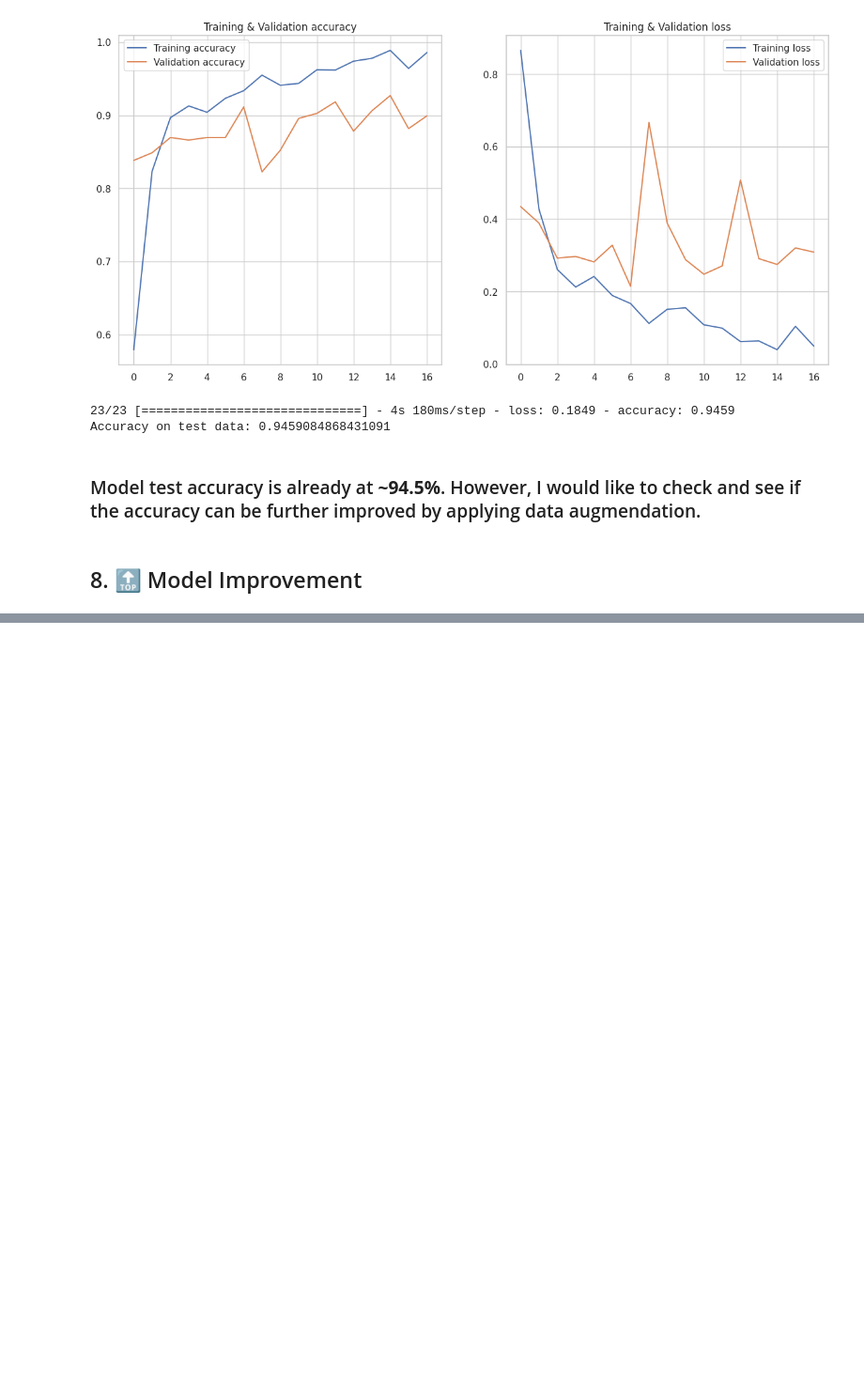
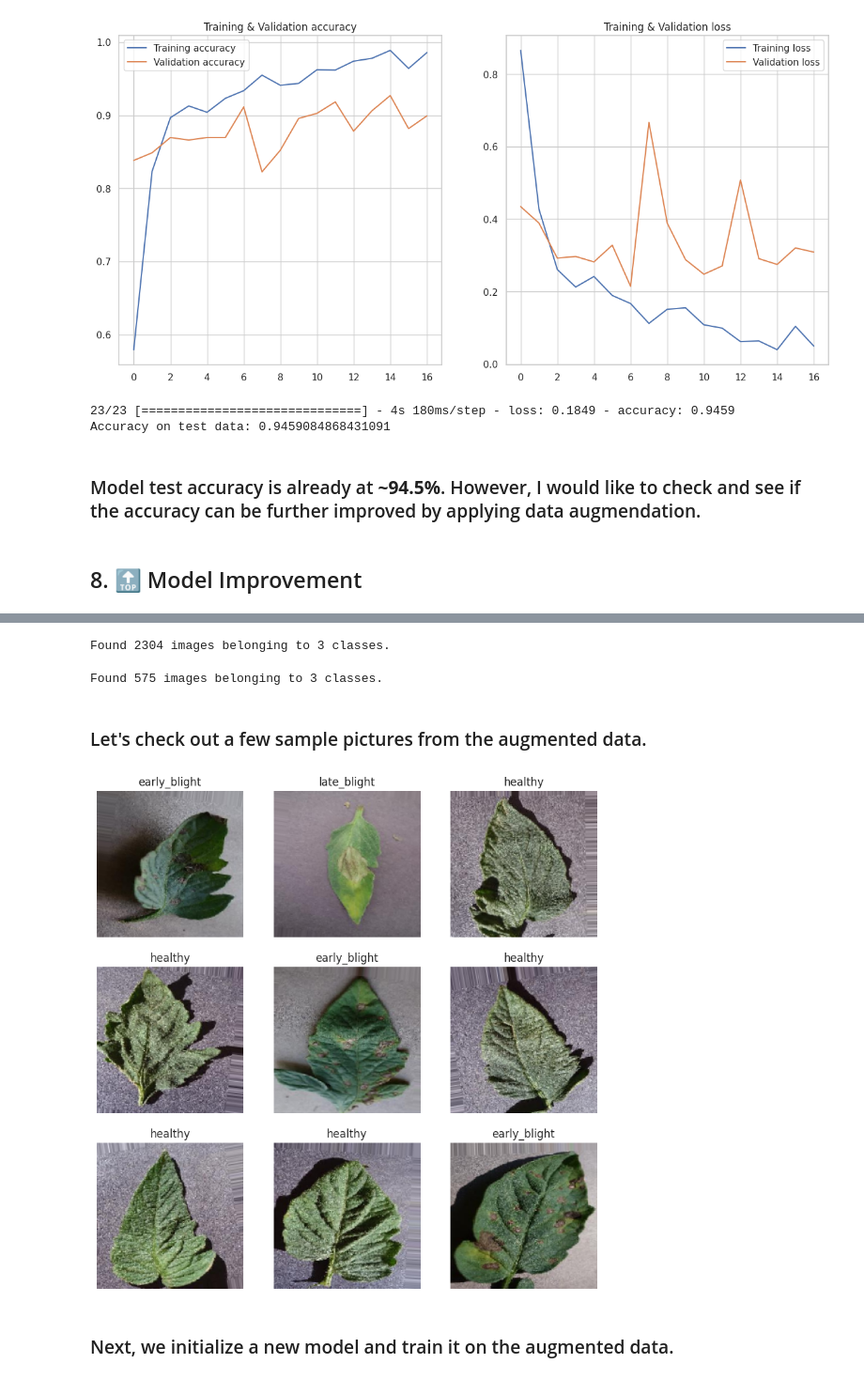
Before and after one commit to Kaaykun/TomatoLeafDisease, a Jupyter notebook: notebooks/TomatoLeafDisease.ipynb, the cells around one changed output, grey strips where cells are left out. Shown at 94% size. Cells and saved outputs as stored; diff of their text form; code cells hidden in the pictures; blank space fills up the shorter version.

Commit message:
Completed model improvements

```diff
--- a/notebooks/TomatoLeafDisease.ipynb
+++ b/notebooks/TomatoLeafDisease.ipynb
@@ -523,0 +541,48 @@ Accuracy on test data: 0.9459084868431091
+# %%
+aug_data = ImageDataGenerator(
+    rotation_range = 10,
+    width_shift_range = 0.1,
+    height_shift_range = 0.1,
+    horizontal_flip = True,
+    validation_split = 0.2
+)
+# %%
+aug_train_data = aug_data.flow_from_directory(
+    directory = TRAIN_PATH,
+    target_size = (IMG_HEIGHT, IMG_WIDTH),
+    color_mode = 'rgb',
+    class_mode = 'sparse',
+    batch_size = BATCH_SIZE,
+    shuffle = True,
+    subset = 'training'
+)
+# %% [output]
+Found 2304 images belonging to 3 classes.
+# %%
+aug_val_data = aug_data.flow_from_directory(
+    directory = TRAIN_PATH,
+    target_size = (IMG_HEIGHT, IMG_WIDTH),
+    color_mode = 'rgb',
+    class_mode = 'sparse',
+    batch_size = BATCH_SIZE,
+    shuffle = True,
+    subset = 'validation'
+)
+# %% [output]
+Found 575 images belonging to 3 classes.
+# %% [markdown]
+### Let's check out a few sample pictures from the augmented data.
+# %%
+images, labels = next(aug_train_data)
+labels = labels.astype('int32')
+
+plt.figure(figsize=(10,10))
+for i in range(9):
+    plt.subplot(3, 3, i + 1)
+    plt.imshow(images[i].astype("uint8"))
+    plt.title(class_names[labels[i]])
+    plt.axis("off")
+# %% [output]
+[figure, added]
+# %% [markdown]
+### Next, we initialize a new model and train it on the augmented data.
```
Also changed, not shown: parts of 12 cells of this notebook.
